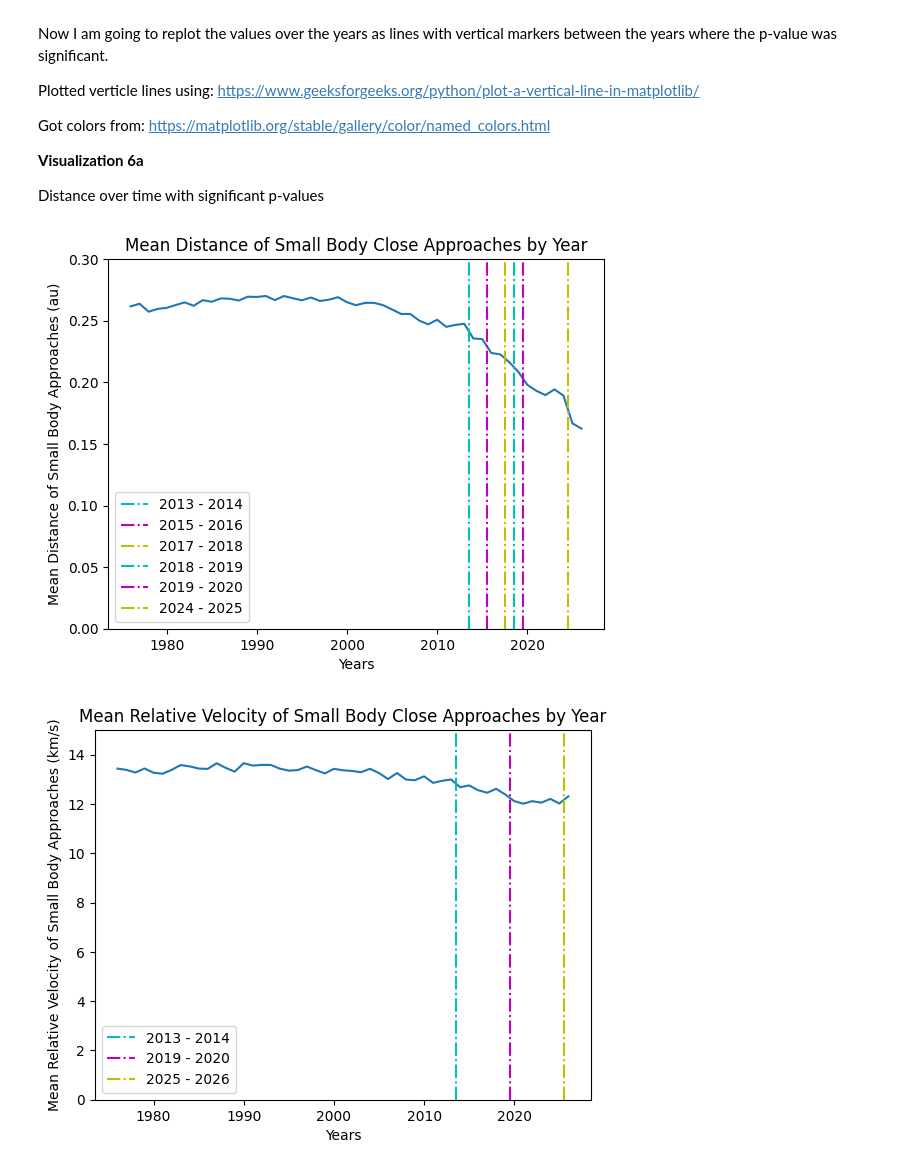
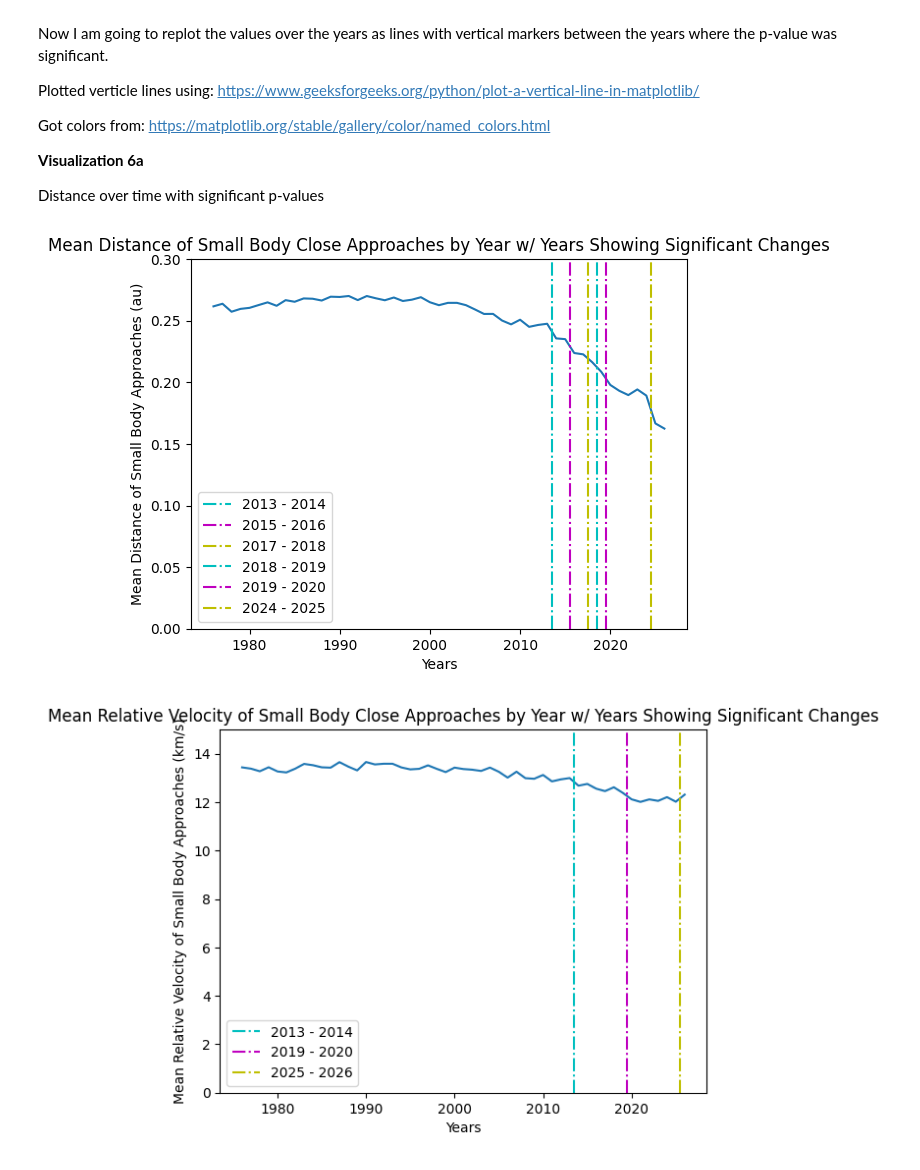
Before and after one commit to benteMarij/DSRP-Small-Body-Close-Approaches-BMdZ, a Jupyter notebook: BMdZ_DSRP_Colab_Small_Body_Close_Approaches.ipynb, the cells around one changed output. Drawn from its saved outputs; the diff is of its cells as text; code cells hidden in the pictures.

```diff
--- a/BMdZ_DSRP_Colab_Small_Body_Close_Approaches.ipynb
+++ b/BMdZ_DSRP_Colab_Small_Body_Close_Approaches.ipynb
@@ -546,27 +546,27 @@ Distance over time with significant p-values
 # %%
 # The p-value for 2013 - 2014 is: 0.00011955645245078683
 # The p-value for 2015 - 2016 is: 0.00012547143202557438
 # The p-value for 2017 - 2018 is: 0.024215963890279177
 # The p-value for 2018 - 2019 is: 0.005441589243772541
 # The p-value for 2019 - 2020 is: 8.258026749391798e-05
 # The p-value for 2024 - 2025 is: 6.136483067864504e-17
 
 plt.plot(yrs, yearDist)
 plt.ylim(0,.3)
 plt.axvline(x = 2013.5, color = 'c', label = '2013 - 2014', linestyle = '-.')
 plt.axvline(x = 2015.5, color = 'm', label = '2015 - 2016', linestyle = '-.')
 plt.axvline(x = 2017.5, color = 'y', label = '2017 - 2018', linestyle = '-.')
 plt.axvline(x = 2018.5, color = 'c', label = '2018 - 2019', linestyle = '-.')
 plt.axvline(x = 2019.5, color = 'm', label = '2019 - 2020', linestyle = '-.')
 plt.axvline(x = 2024.5, color = 'y', label = '2024 - 2025', linestyle = '-.')
-plt.title('Mean Distance of Small Body Close Approaches by Year')
+plt.title('Mean Distance of Small Body Close Approaches by Year w/ Years Showing Significant Changes')
 plt.xlabel('Years')
 plt.ylabel('Mean Distance of Small Body Approaches (au)')
 plt.legend()
 
 plt.show()
 # %% [output]
-[figure, old version]
+[figure, new version]
 # %%
 # The p-value for 2013 - 2014 is: 0.025304500450083527
 # The p-value for 2019 - 2020 is: 0.02090165831403833
@@ -577,14 +577,14 @@ plt.ylim(0,15)
 plt.axvline(x = 2013.5, color = 'c', label = '2013 - 2014', linestyle = '-.')
 plt.axvline(x = 2019.5, color = 'm', label = '2019 - 2020', linestyle = '-.')
 plt.axvline(x = 2025.5, color = 'y', label = '2025 - 2026', linestyle = '-.')
-plt.title('Mean Relative Velocity of Small Body Close Approaches by Year')
+plt.title('Mean Relative Velocity of Small Body Close Approaches by Year w/ Years Showing Significant Changes')
 plt.xlabel('Years')
 plt.ylabel('Mean Relative Velocity of Small Body Approaches (km/s)')
 plt.legend()
 
 plt.show()
 # %% [output]
-[figure, old version]
+[figure, new version]
 # %%
 # The p-value for 2005 - 2006 is: 0.011665850724427159
 # The p-value for 2013 - 2014 is: 0.015914453503213487
```
Also changed, not shown: parts of 1 cell of this notebook.
